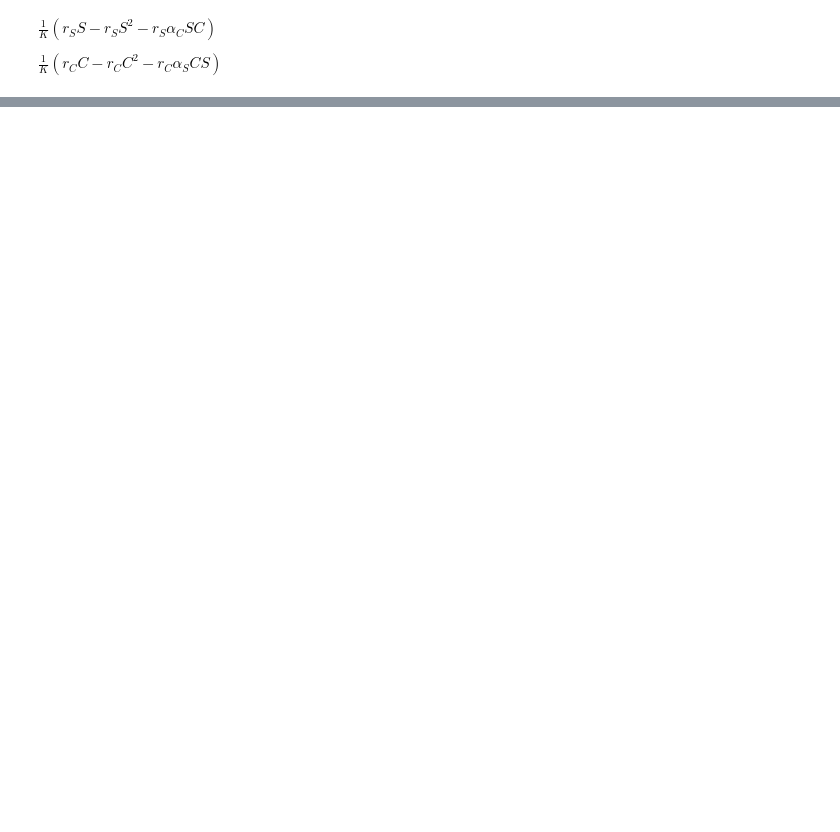
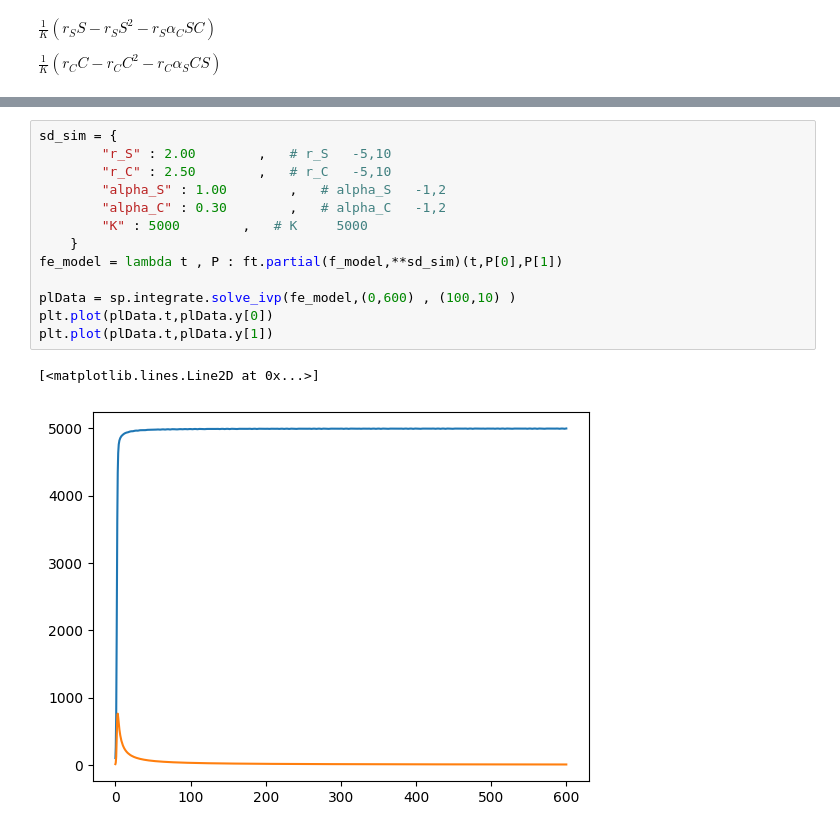
Before and after one commit to hxdvka/MiBio, a Jupyter notebook: MatApl/P1/P1.ipynb, the cells around one changed output, grey strips where cells are left out. Drawn from its saved outputs; the diff is of its cells as text; blank space fills up the shorter version.

```diff
--- a/MatApl/P1/P1.ipynb
+++ b/MatApl/P1/P1.ipynb
@@ -106,0 +165,16 @@ $\frac{1}{K}(r_C C - r_C C^2 - r_C\alpha_S C  S  )$
+# %%
+sd_sim = {
+        "r_S" : 2.00        ,   # r_S   -5,10
+        "r_C" : 2.50        ,   # r_C   -5,10
+        "alpha_S" : 1.00        ,   # alpha_S   -1,2
+        "alpha_C" : 0.30        ,   # alpha_C   -1,2
+        "K" : 5000        ,   # K     5000
+    }
+fe_model = lambda t , P : ft.partial(f_model,**sd_sim)(t,P[0],P[1])
+
+plData = sp.integrate.solve_ivp(fe_model,(0,600) , (100,10) )
+plt.plot(plData.t,plData.y[0])
+plt.plot(plData.t,plData.y[1])
+# %% [output]
+[<matplotlib.lines.Line2D at 0x...>]
+[figure, added]
```
Also changed, not shown: parts of 9 cells of this notebook.
